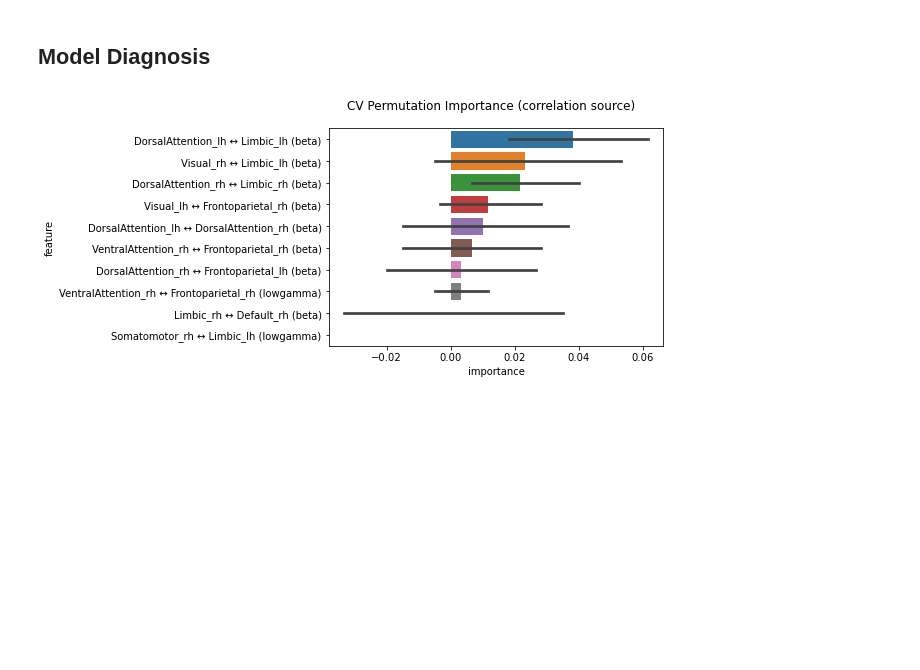
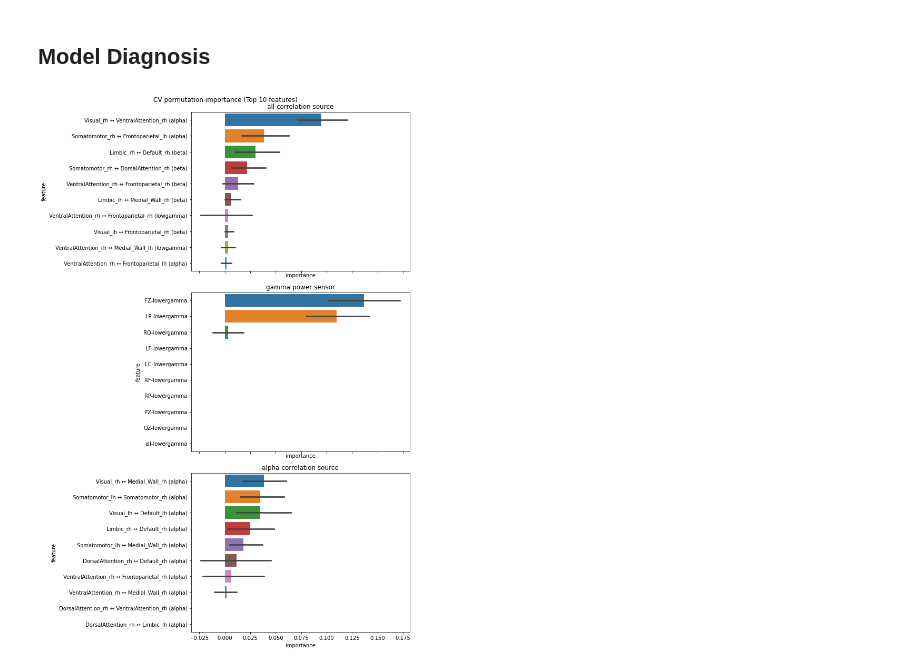
Before and after one commit to sycomix/SuggNet, a Jupyter notebook: notebooks/1 Classification.ipynb, the cells around one changed output. Cells and saved outputs as stored; diff of their text form; code cells hidden in the pictures; blank space fills up the shorter version.

Commit message:
Plot feature importance for top 3 models.

```diff
--- a/notebooks/1 Classification.ipynb
+++ b/notebooks/1 Classification.ipynb
@@ -96,7 +94,7 @@ GridSearchCV(cv=GroupShuffleSplit(n_splits=3, random_state=None, test_size=0.2,
 # %%
 # prepare grid results to plot
 grid_results = pd.DataFrame(grid.cv_results_)
-grid_results['label'] = grid_results['params'].apply(lambda p: ' '.join(list(p.values())[0].values()))
+grid_results['label'] = grid_results['params'].apply(lambda p: ' '.join(list(p.values())))
 
 split_cols = [c for c in grid_results.columns if 'split' in c]
 
@@ -161,29 +157,43 @@ plt.show()
 ## Model Diagnosis
 # %%
 from sklearn.inspection import permutation_importance
+from collections import defaultdict
 
-pipe.set_params(**grid.best_params_)
+model_names = grid_results.groupby('label')['mean_test_score'].mean().sort_values(ascending=False).index.values
+importances = {}
 
-X_t = pipe[:-2].fit_transform(X, y)
-feature_names = pipe[:-2].get_feature_names_out()
-importances = []
+for model_name in model_names[:3]:
+    params = grid_results.query('label == @model_name')['params'].iloc[0]
+    pipe.set_params(**params)
 
-for train, test in CV.split(X, y, groups=groups):
+    X_t = pipe[:-2].fit_transform(X, y)
+    feature_names = pipe[:-2].get_feature_names_out()
+    model_importances = []
 
-    pipe[-2:].fit(X_t[train], y[train])
+    for train, test in CV.split(X, y, groups=groups):
 
-    perm_scores = permutation_importance(pipe[-2:], X_t[test], y[test], n_repeats=10)
-    cv_importances = pd.DataFrame(perm_scores['importances'].T, columns=feature_names)
-    importances.append(cv_importances)
+        pipe[-2:].fit(X_t[train], y[train])
 
-importances = pd.concat(importances)
-importances_long = importances.melt(var_name='feature', value_name='importance')
+        perm_scores = permutation_importance(pipe[-2:], X_t[test], y[test], n_repeats=10)
+        cv_importances = pd.DataFrame(perm_scores['importances'].T, columns=feature_names)
+        model_importances.append(cv_importances)
+
+    importances[model_name] = pd.concat(model_importances)
 # %%
 # plot top 10 features
-order = importances.mean(axis=0).sort_values(ascending=False).index
 
-sns.barplot(data=importances_long, x='importance', y='feature', order=order[:10])
-plt.suptitle(f'CV Permutation Importance ({pipe.get_params()["extract__kind"]})')
+fig, axes = plt.subplots(3, 1, sharex=True, figsize=(10, 15))
+
+for i, (model_name, model_importances) in enumerate(importances.items()):
+
+    order = model_importances.mean(axis=0).sort_values(ascending=False).index
+    importances_long = model_importances.melt(var_name='feature', value_name='importance')
+
+    sns.barplot(data=importances_long, x='importance', y='feature', order=order[:10], ax=axes[i])
+
+    axes[i].set_title(model_name)
+plt.suptitle('CV permutation importance (Top 10 features)')
+plt.tight_layout()
 plt.show()
 # %% [output]
-[figure, old version]
+[figure, new version]
```
Also changed, not shown: parts of 3 cells of this notebook.
